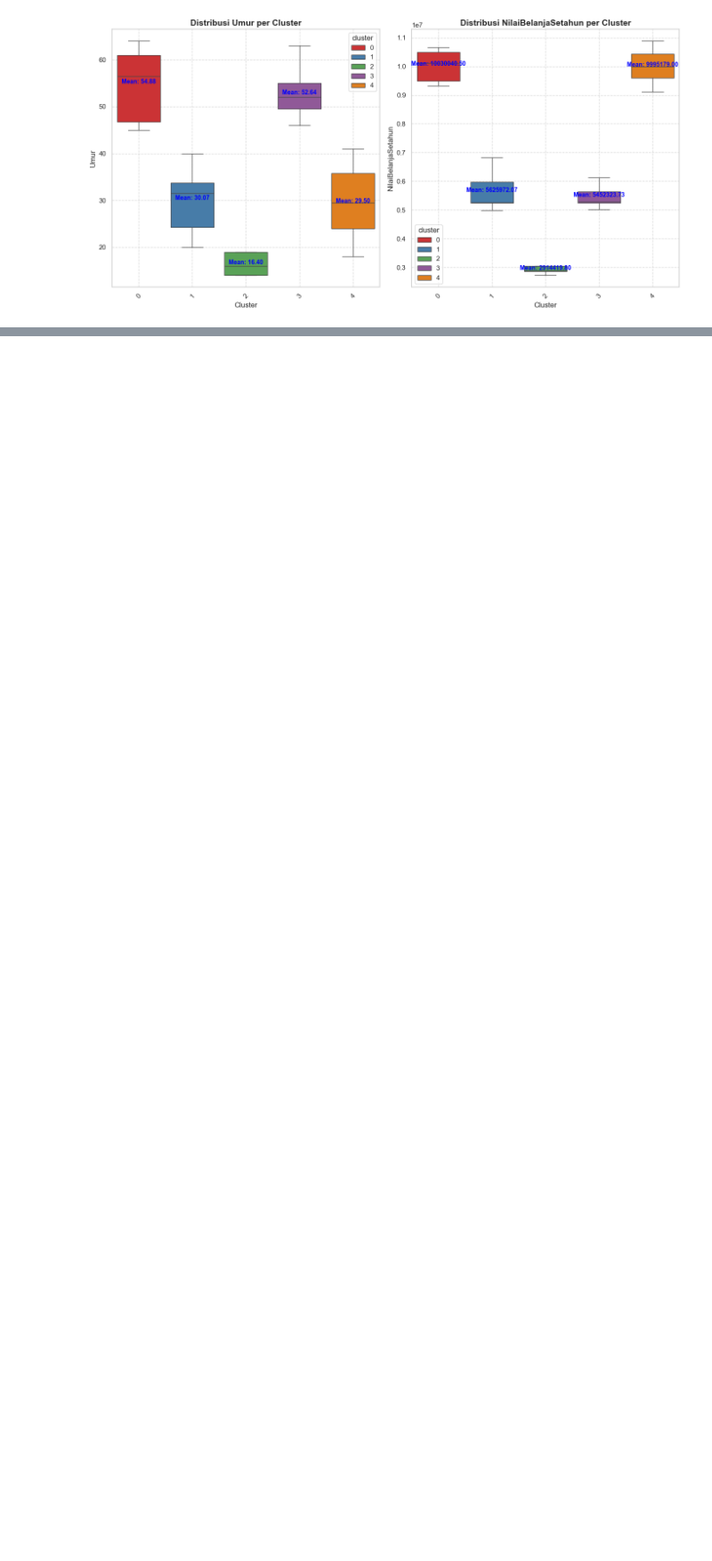
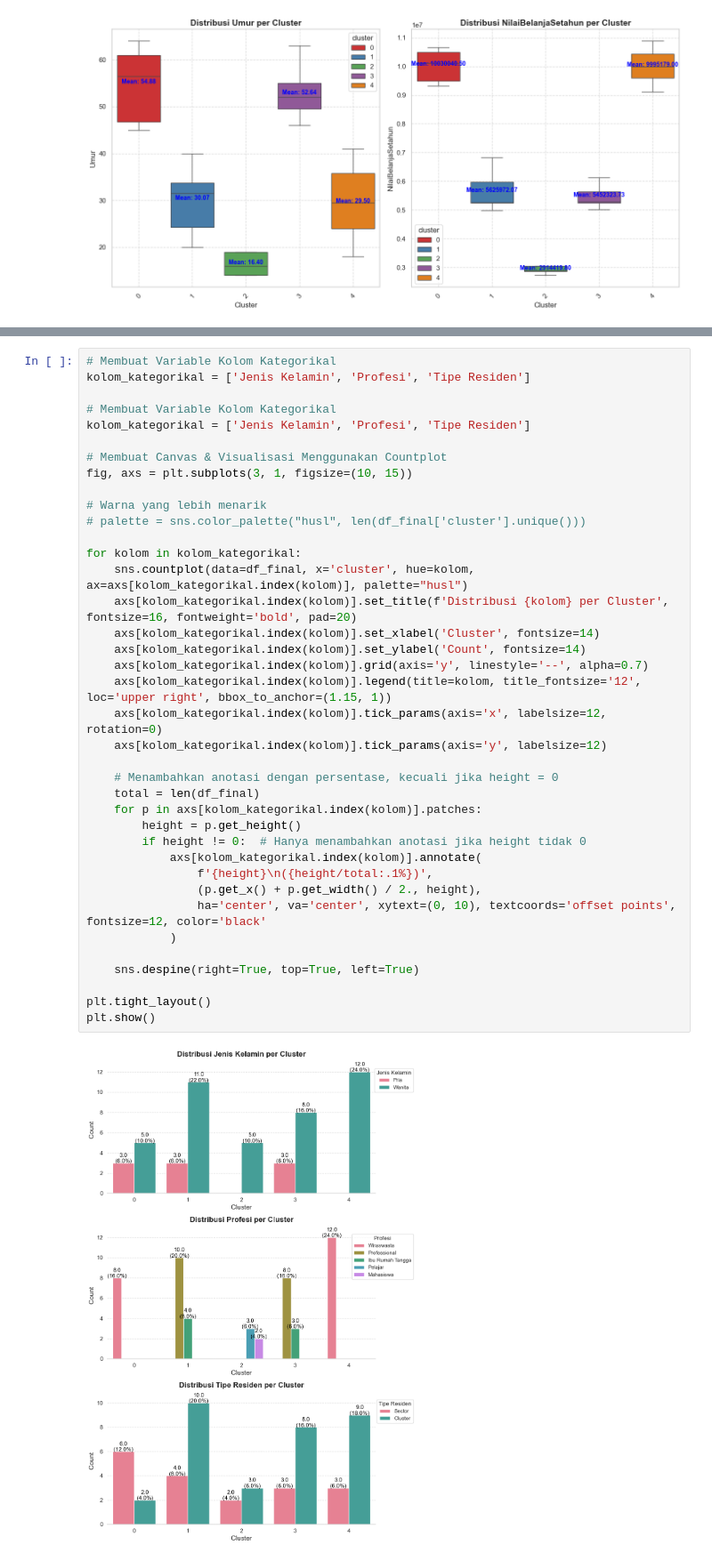
Before and after one commit to UsepSyaikalArifin/basic_machine_learning, a Jupyter notebook: data_science_in_marketing_customer_segmentation_with_python.ipynb, the cells around one changed output, grey strips where cells are left out. Shown at 89% size. Saved outputs shown, nothing was run; the diff lists cells and outputs as text; blank space fills up the shorter version.

Commit message:
Ringkasan Hasil Visualisasi Data Kategorikal Untuk Setiap Cluster

```diff
--- a/data_science_in_marketing_customer_segmentation_with_python.ipynb
+++ b/data_science_in_marketing_customer_segmentation_with_python.ipynb
@@ -668,0 +671,40 @@ plt.show()
+# %%
+# Membuat Variable Kolom Kategorikal
+kolom_kategorikal = ['Jenis Kelamin', 'Profesi', 'Tipe Residen']
+
+# Membuat Variable Kolom Kategorikal
+kolom_kategorikal = ['Jenis Kelamin', 'Profesi', 'Tipe Residen']
+
+# Membuat Canvas & Visualisasi Menggunakan Countplot
+fig, axs = plt.subplots(3, 1, figsize=(10, 15))
+
+# Warna yang lebih menarik
+# palette = sns.color_palette("husl", len(df_final['cluster'].unique()))
+
+for kolom in kolom_kategorikal:
+    sns.countplot(data=df_final, x='cluster', hue=kolom, ax=axs[kolom_kategorikal.index(kolom)], palette="husl")
+    axs[kolom_kategorikal.index(kolom)].set_title(f'Distribusi {kolom} per Cluster', fontsize=16, fontweight='bold', pad=20)
+    axs[kolom_kategorikal.index(kolom)].set_xlabel('Cluster', fontsize=14)
+    axs[kolom_kategorikal.index(kolom)].set_ylabel('Count', fontsize=14)
+    axs[kolom_kategorikal.index(kolom)].grid(axis='y', linestyle='--', alpha=0.7)
+    axs[kolom_kategorikal.index(kolom)].legend(title=kolom, title_fontsize='12', loc='upper right', bbox_to_anchor=(1.15, 1))
+    axs[kolom_kategorikal.index(kolom)].tick_params(axis='x', labelsize=12, rotation=0)
+    axs[kolom_kategorikal.index(kolom)].tick_params(axis='y', labelsize=12)
+
+    # Menambahkan anotasi dengan persentase, kecuali jika height = 0
+    total = len(df_final)
+    for p in axs[kolom_kategorikal.index(kolom)].patches:
+        height = p.get_height()
+        if height != 0:  # Hanya menambahkan anotasi jika height tidak 0
+            axs[kolom_kategorikal.index(kolom)].annotate(
+                f'{height}\n({height/total:.1%})',
+                (p.get_x() + p.get_width() / 2., height),
+                ha='center', va='center', xytext=(0, 10), textcoords='offset points', fontsize=12, color='black'
+            )
+
+    sns.despine(right=True, top=True, left=True)
+
+plt.tight_layout()
+plt.show()
+# %% [output]
+[figure, added]
```
Also changed, not shown: parts of 3 cells of this notebook.
